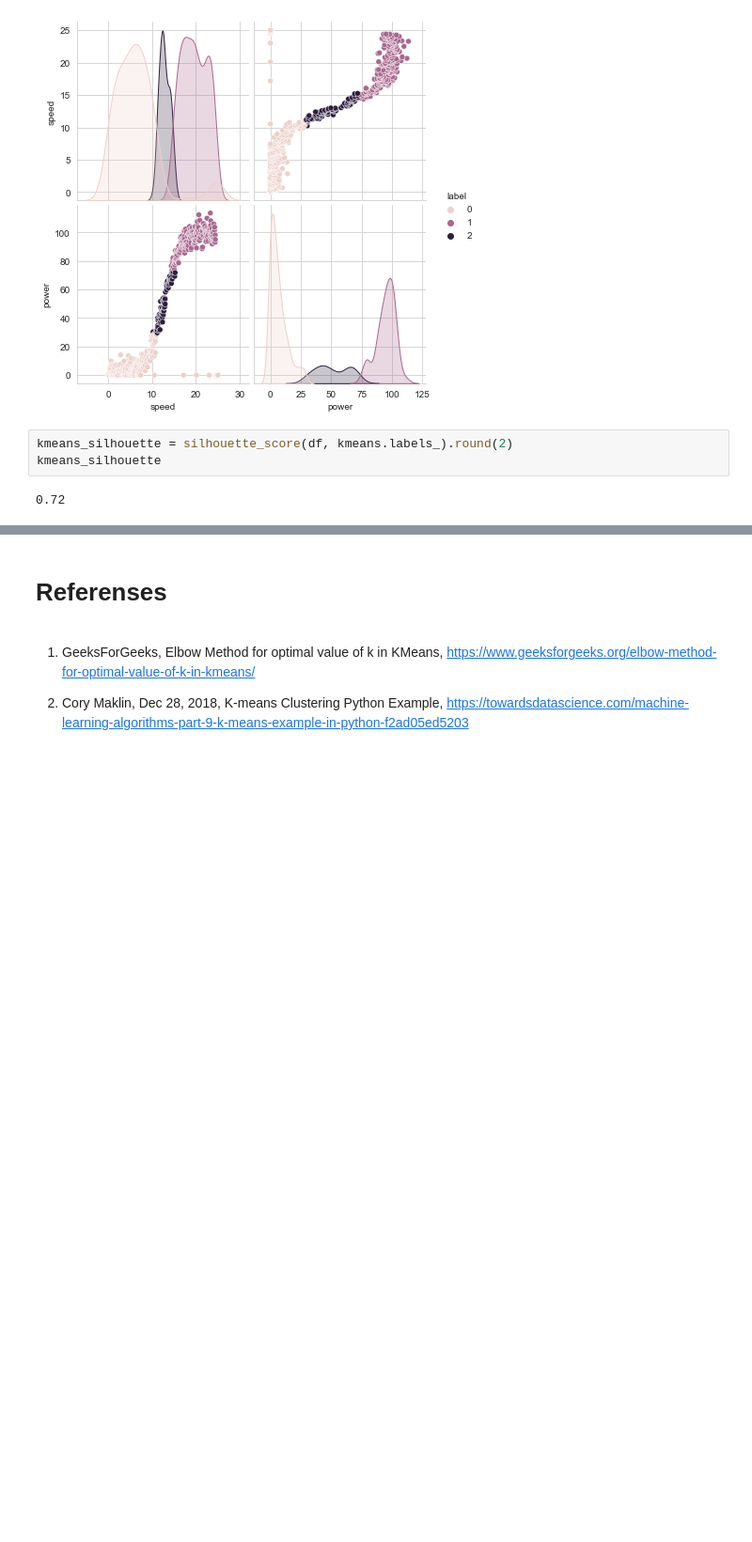
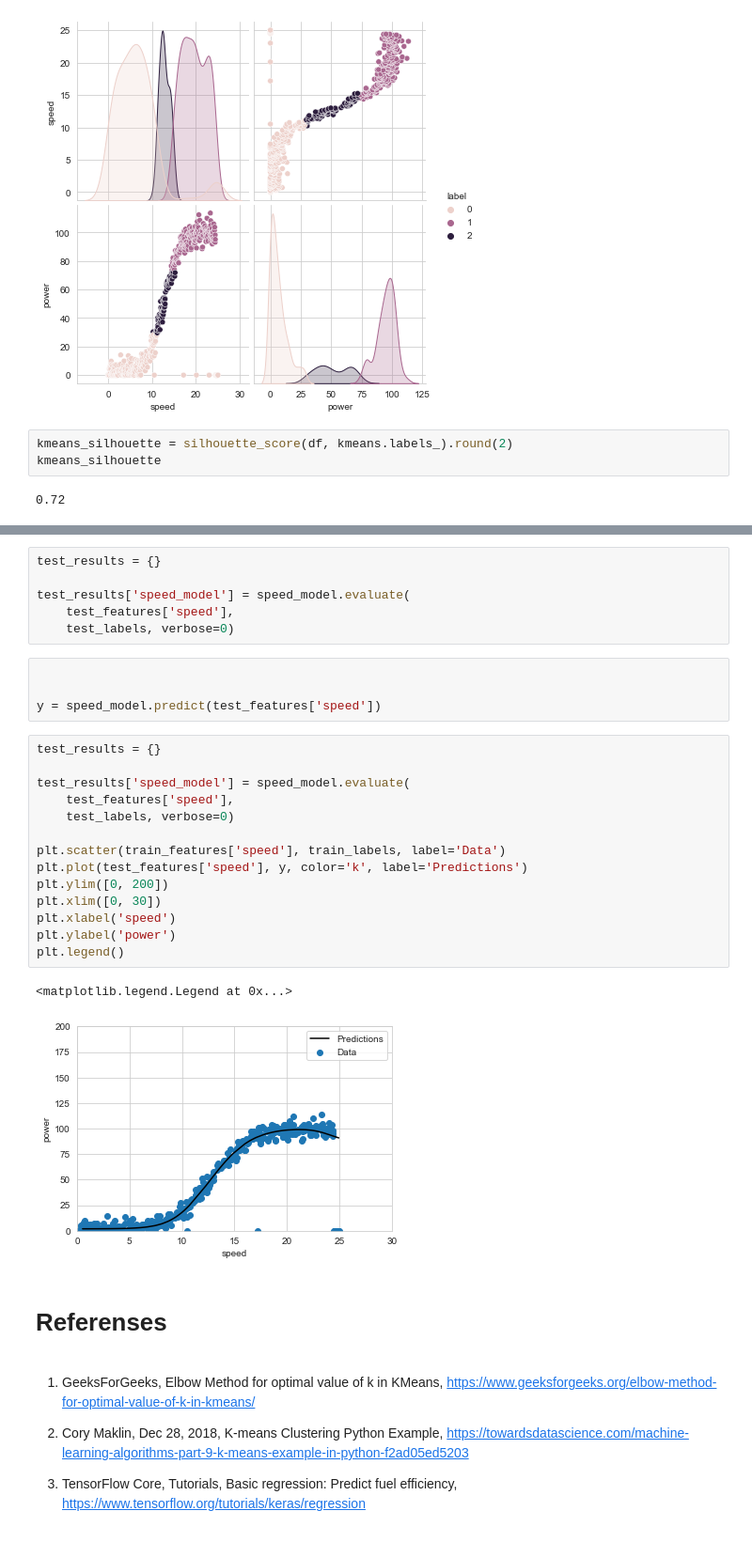
Before and after one commit to neadie/machine_learning_and_stats_project, a Jupyter notebook: MachineLearningAndStatsProject.ipynb, the cells around one changed output, grey strips where cells are left out. Shown at 94% size. Drawn from its saved outputs; the diff is of its cells as text; blank space fills up the shorter version.

```diff
--- a/MachineLearningAndStatsProject.ipynb
+++ b/MachineLearningAndStatsProject.ipynb
@@ -279,6 +395,35 @@ kmeans_silhouette
+# %%
+test_results = {}
+
+test_results['speed_model'] = speed_model.evaluate(
+    test_features['speed'],
+    test_labels, verbose=0)
+# %%
+
+
+y = speed_model.predict(test_features['speed'])
+# %%
+test_results = {}
+
+test_results['speed_model'] = speed_model.evaluate(
+    test_features['speed'],
+    test_labels, verbose=0)
+
+plt.scatter(train_features['speed'], train_labels, label='Data')
+plt.plot(test_features['speed'], y, color='k', label='Predictions')
+plt.ylim([0, 200])
+plt.xlim([0, 30])
+plt.xlabel('speed')
+plt.ylabel('power')
+plt.legend()
+# %% [output]
+<matplotlib.legend.Legend at 0x...>
+[figure, added]
 # %% [markdown]
 # Referenses
 # %% [markdown]
 1. GeeksForGeeks, Elbow Method for optimal value of k in KMeans,  https://www.geeksforgeeks.org/elbow-method-for-optimal-value-of-k-in-kmeans/
 
 2. Cory Maklin, Dec 28, 2018, K-means Clustering Python Example, https://towardsdatascience.com/machine-learning-algorithms-part-9-k-means-example-in-python-f2ad05ed5203
+
+3. TensorFlow Core, Tutorials, Basic regression: Predict fuel efficiency, https://www.tensorflow.org/tutorials/keras/regression
```
Also changed, not shown: parts of 21 cells of this notebook, 1 other file.
